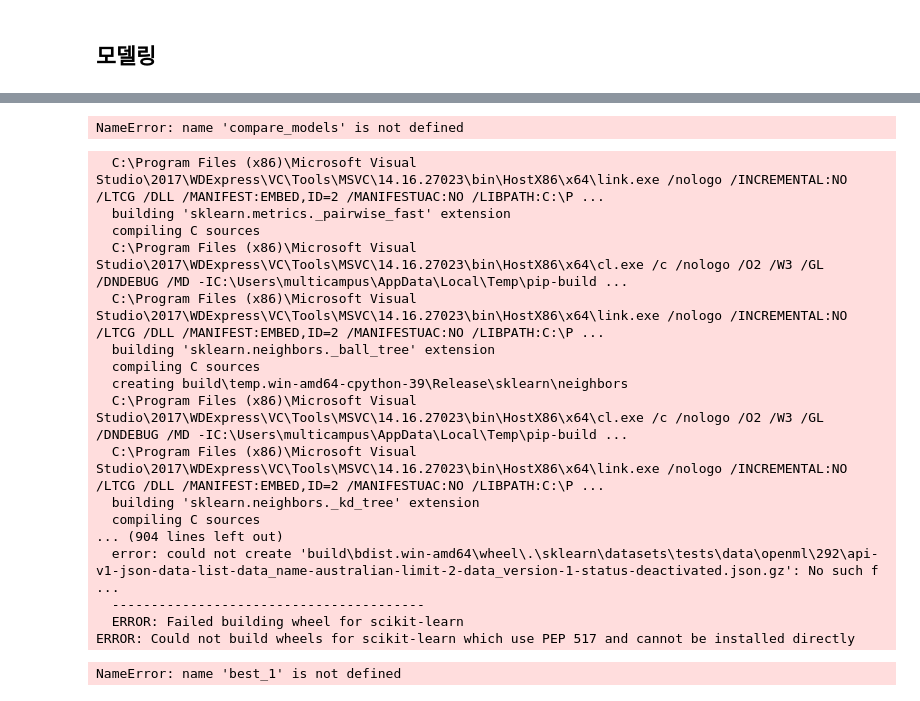
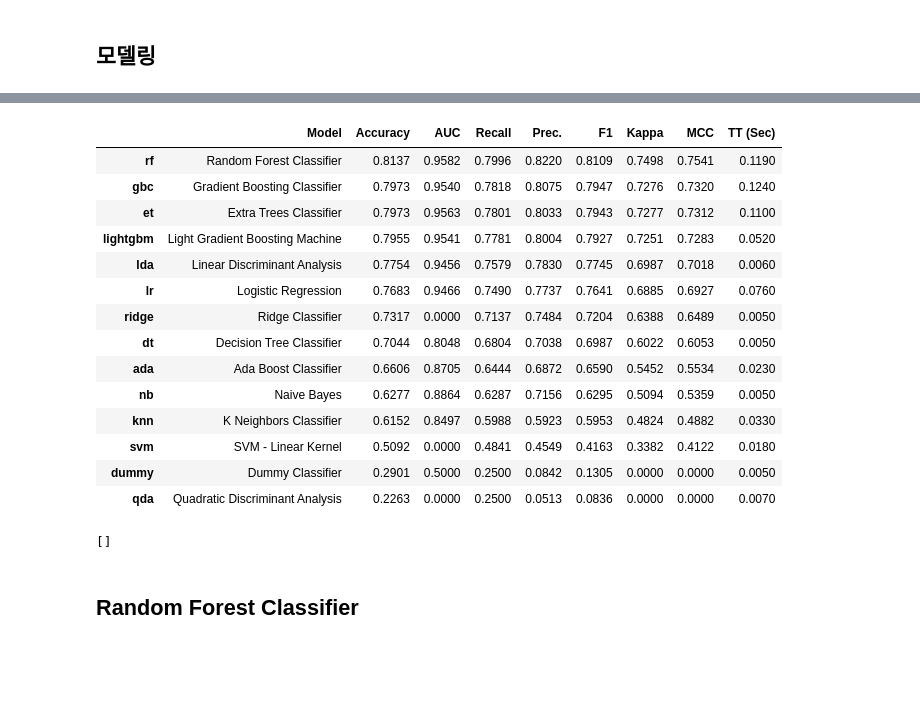
Before and after one commit to jotreee/AlsongDalsong, a Jupyter notebook: data/음악 데이터 전처리.ipynb, the cells around one changed output, grey strips where cells are left out. Saved outputs shown, nothing was run; the diff lists cells and outputs as text; code cells hidden in the pictures; blank space fills up the shorter version.

```diff
--- a/data/음악 데이터 전처리.ipynb
+++ b/data/음악 데이터 전처리.ipynb
@@ -329,4 +459,0 @@ df
-# %%
-best_1 = compare_models(sort='MAE')
-# %% [output]
-NameError: name 'compare_models' is not defined
@@ -335,24 +460,24 @@ best_2 = compare_models(sort='RMSE')
-# %%
-best_3 = compare_models(sort='MSE')
-# %% [output]
-  C:\Program Files (x86)\Microsoft Visual Studio\2017\WDExpress\VC\Tools\MSVC\14.16.27023\bin\HostX86\x64\link.exe /nologo /INCREMENTAL:NO /LTCG /DLL /MANIFEST:EMBED,ID=2 /MANIFESTUAC:NO /LIBPATH:C:\P ...
-  building 'sklearn.metrics._pairwise_fast' extension
-  compiling C sources
-  C:\Program Files (x86)\Microsoft Visual Studio\2017\WDExpress\VC\Tools\MSVC\14.16.27023\bin\HostX86\x64\cl.exe /c /nologo /O2 /W3 /GL /DNDEBUG /MD -IC:\Users\multicampus\AppData\Local\Temp\pip-build ...
-  C:\Program Files (x86)\Microsoft Visual Studio\2017\WDExpress\VC\Tools\MSVC\14.16.27023\bin\HostX86\x64\link.exe /nologo /INCREMENTAL:NO /LTCG /DLL /MANIFEST:EMBED,ID=2 /MANIFESTUAC:NO /LIBPATH:C:\P ...
-  building 'sklearn.neighbors._ball_tree' extension
-  compiling C sources
-  creating build\temp.win-amd64-cpython-39\Release\sklearn\neighbors
-  C:\Program Files (x86)\Microsoft Visual Studio\2017\WDExpress\VC\Tools\MSVC\14.16.27023\bin\HostX86\x64\cl.exe /c /nologo /O2 /W3 /GL /DNDEBUG /MD -IC:\Users\multicampus\AppData\Local\Temp\pip-build ...
-  C:\Program Files (x86)\Microsoft Visual Studio\2017\WDExpress\VC\Tools\MSVC\14.16.27023\bin\HostX86\x64\link.exe /nologo /INCREMENTAL:NO /LTCG /DLL /MANIFEST:EMBED,ID=2 /MANIFESTUAC:NO /LIBPATH:C:\P ...
-  building 'sklearn.neighbors._kd_tree' extension
-  compiling C sources
-... (904 lines left out)
-  error: could not create 'build\bdist.win-amd64\wheel\.\sklearn\datasets\tests\data\openml\292\api-v1-json-data-list-data_name-australian-limit-2-data_version-1-status-deactivated.json.gz': No such f ...
-  ----------------------------------------
-  ERROR: Failed building wheel for scikit-learn
-ERROR: Could not build wheels for scikit-learn which use PEP 517 and cannot be installed directly
-# %%
-best_1
-# %% [output]
-NameError: name 'best_1' is not defined
+# %%
+best_model = compare_models()
+# %% [output]
+|  | Model | Accuracy | AUC | Recall | Prec. | F1 | Kappa | MCC | TT (Sec) |
+| rf | Random Forest Classifier | 0.8137 | 0.9582 | 0.7996 | 0.8220 | 0.8109 | 0.7498 | 0.7541 | 0.1190 |
+| gbc | Gradient Boosting Classifier | 0.7973 | 0.9540 | 0.7818 | 0.8075 | 0.7947 | 0.7276 | 0.7320 | 0.1240 |
+| et | Extra Trees Classifier | 0.7973 | 0.9563 | 0.7801 | 0.8033 | 0.7943 | 0.7277 | 0.7312 | 0.1100 |
+| lightgbm | Light Gradient Boosting Machine | 0.7955 | 0.9541 | 0.7781 | 0.8004 | 0.7927 | 0.7251 | 0.7283 | 0.0520 |
+| lda | Linear Discriminant Analysis | 0.7754 | 0.9456 | 0.7579 | 0.7830 | 0.7745 | 0.6987 | 0.7018 | 0.0060 |
+| lr | Logistic Regression | 0.7683 | 0.9466 | 0.7490 | 0.7737 | 0.7641 | 0.6885 | 0.6927 | 0.0760 |
+| ridge | Ridge Classifier | 0.7317 | 0.0000 | 0.7137 | 0.7484 | 0.7204 | 0.6388 | 0.6489 | 0.0050 |
+| dt | Decision Tree Classifier | 0.7044 | 0.8048 | 0.6804 | 0.7038 | 0.6987 | 0.6022 | 0.6053 | 0.0050 |
+| ada | Ada Boost Classifier | 0.6606 | 0.8705 | 0.6444 | 0.6872 | 0.6590 | 0.5452 | 0.5534 | 0.0230 |
+| nb | Naive Bayes | 0.6277 | 0.8864 | 0.6287 | 0.7156 | 0.6295 | 0.5094 | 0.5359 | 0.0050 |
+| knn | K Neighbors Classifier | 0.6152 | 0.8497 | 0.5988 | 0.5923 | 0.5953 | 0.4824 | 0.4882 | 0.0330 |
+| svm | SVM - Linear Kernel | 0.5092 | 0.0000 | 0.4841 | 0.4549 | 0.4163 | 0.3382 | 0.4122 | 0.0180 |
+| dummy | Dummy Classifier | 0.2901 | 0.5000 | 0.2500 | 0.0842 | 0.1305 | 0.0000 | 0.0000 | 0.0050 |
+| qda | Quadratic Discriminant Analysis | 0.2263 | 0.0000 | 0.2500 | 0.0513 | 0.0836 | 0.0000 | 0.0000 | 0.0070 |
+# %%
+best_model
+# %% [output]
+[]
+# %% [markdown]
+## Random Forest Classifier
```
Also changed, not shown: parts of 44 cells of this notebook, 2 other files.
